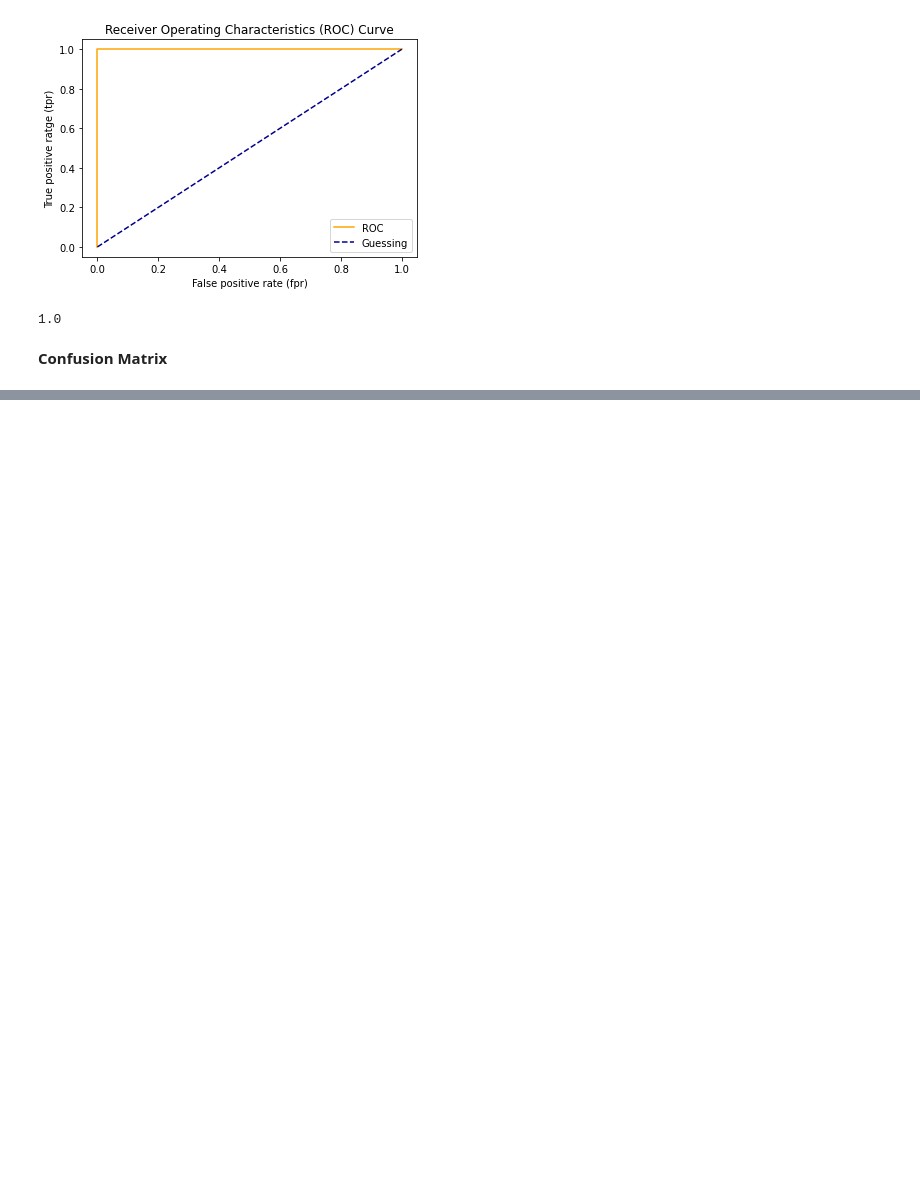
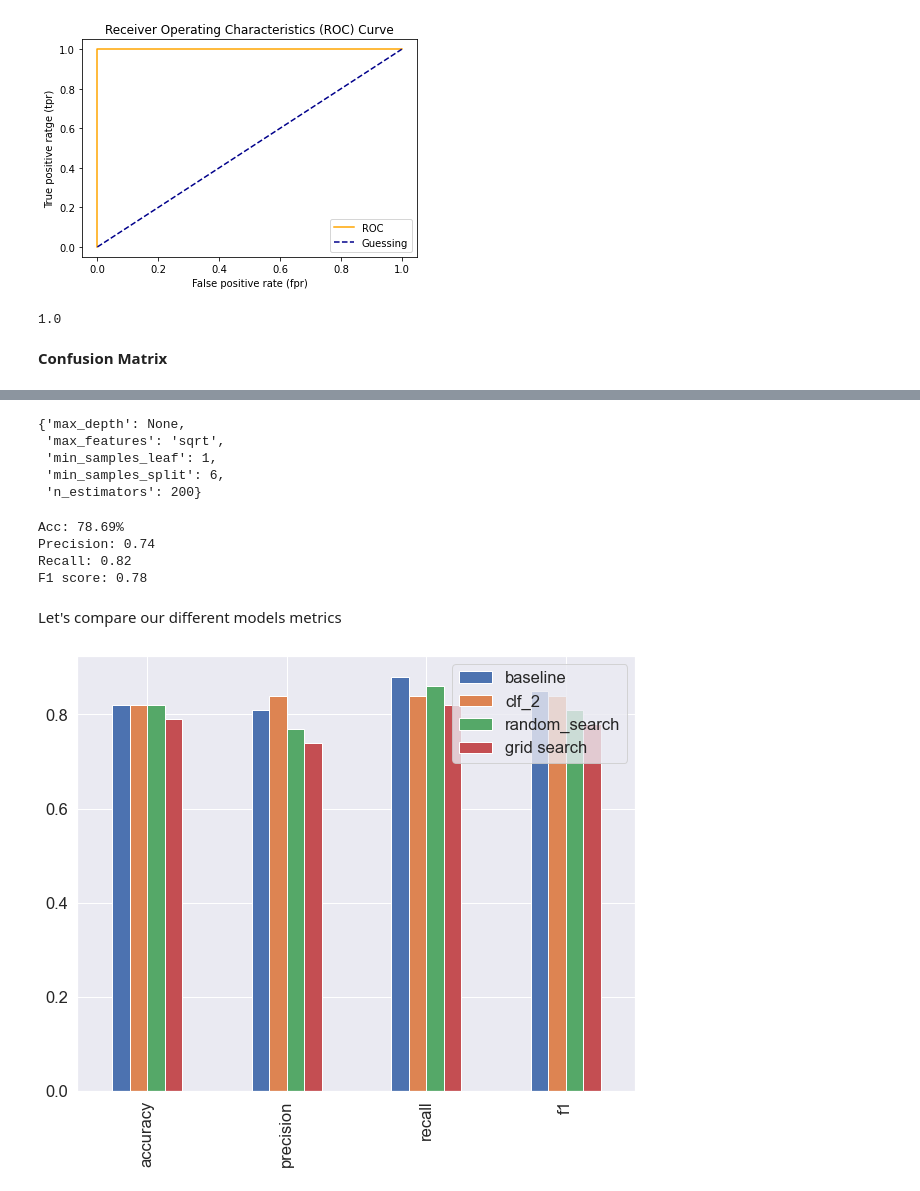
Before and after one commit to AlwaysAbhinav/ml-data-science, a Jupyter notebook: introduction-to-scikit-learn.ipynb, the cells around one changed output, grey strips where cells are left out. Saved outputs shown, nothing was run; the diff lists cells and outputs as text; code cells hidden in the pictures; blank space fills up the shorter version.

Commit message:
completed sample project

```diff
--- a/introduction-to-scikit-learn.ipynb
+++ b/introduction-to-scikit-learn.ipynb
@@ -835,0 +1385,4 @@ roc_auc_score(y_test, y_test)
+# %%
+import pandas as pd
+heart_disease = pd.read_csv("heart-disease.csv")
+heart_disease
@@ -835,0 +1765,29 @@ roc_auc_score(y_test, y_test)
+# %%
+grid_2 = {'n_estimators': [100, 200, 500],
+          'max_depth': [None],
+          'max_features': ['auto', 'sqrt'],
+          'min_samples_split': [6],
+          'min_samples_leaf': [1, 2]}
+# %%
+from sklearn.model_selection import GridSearchCV, train_test_split
+
+np.random.seed(42)
+
+# Split into X & y
+heart_disease_shuffled.drop("target", axis=1)
+y = heart_disease_shuffled["target"]
+
+# Split into train and test sets
+X_train, X_test, y_train, y_test = train_test_split(X, y, test_size=0.2)
+
+# Instantiate RandomForestClassifier
+clf = RandomForestClassifier(n_jobs=1)
+
+# Setup GridSearchCV
+gs_clf = GridSearchCV(estimator=clf,
+                           param_grid=grid_2,
+                           cv=5,
+                            verbose=2)
+
+# Fit the GridSearchCV version of clf
+gs_clf.fit(X_train, y_train);
@@ -835,0 +1812,28 @@ roc_auc_score(y_test, y_test)
+# %%
+gs_clf.best_params_
+# %% [output]
+{'max_depth': None,
+ 'max_features': 'sqrt',
+ 'min_samples_leaf': 1,
+ 'min_samples_split': 6,
+ 'n_estimators': 200}
+# %%
+gs_y_preds = gs_clf.predict(X_test)
+
+# Evaluate the predictions
+gs_metrics = evaluate_preds(y_test, gs_y_preds)
+# %% [output]
+Acc: 78.69%
+Precision: 0.74
+Recall: 0.82
+F1 score: 0.78
+# %% [markdown]
+Let's compare our different models metrics
+# %%
+compare_metrics = pd.DataFrame({"baseline": baseline_metrics,
+                              "clf_2": clf_2_metrics,
+                              "random_search": rs_metrics,
+                              "grid search": gs_metrics})
+compare_metrics.plot.bar(figsize=(10, 8));
+# %% [output]
+[figure, added]
```
Also changed, not shown: parts of 154 cells of this notebook.
